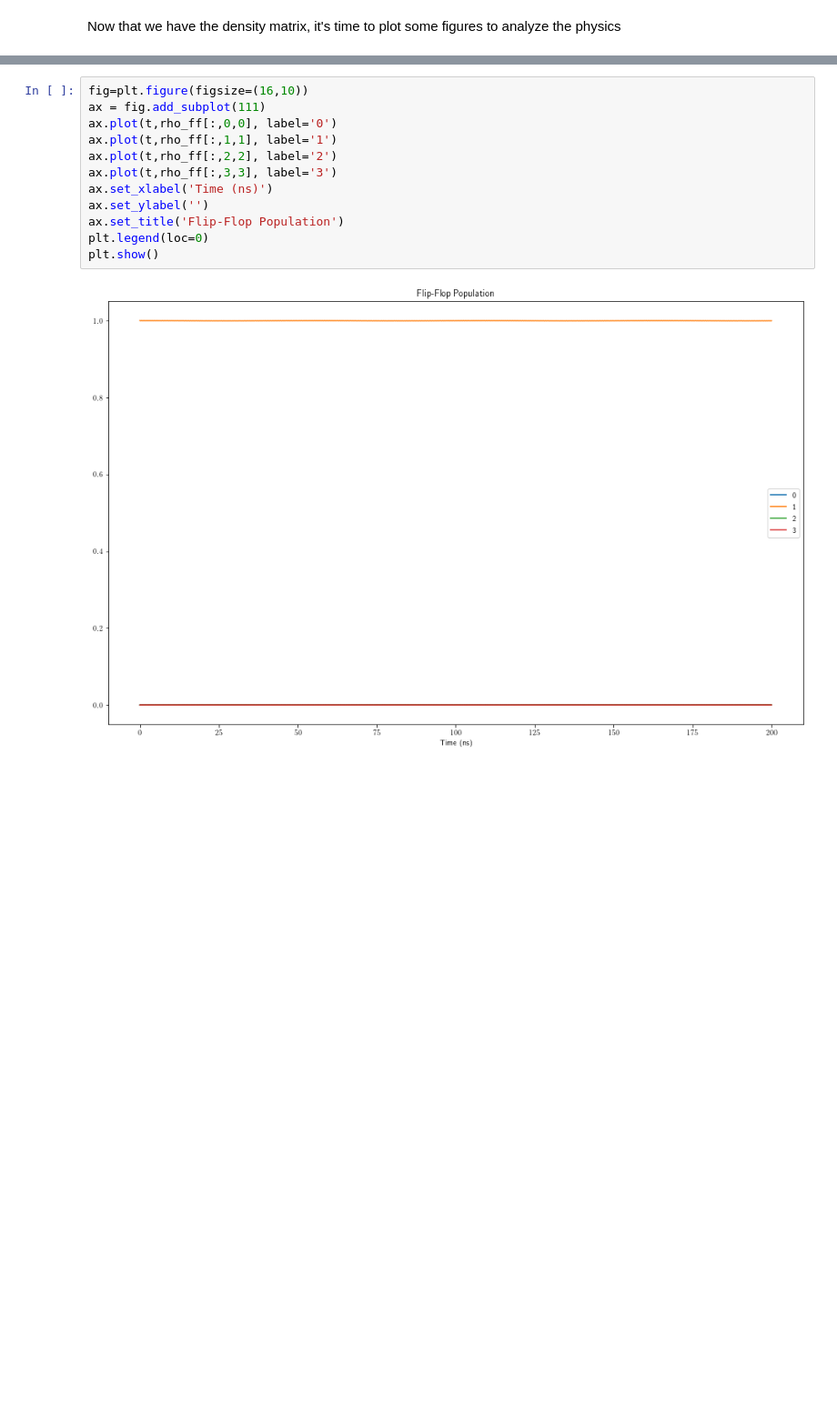
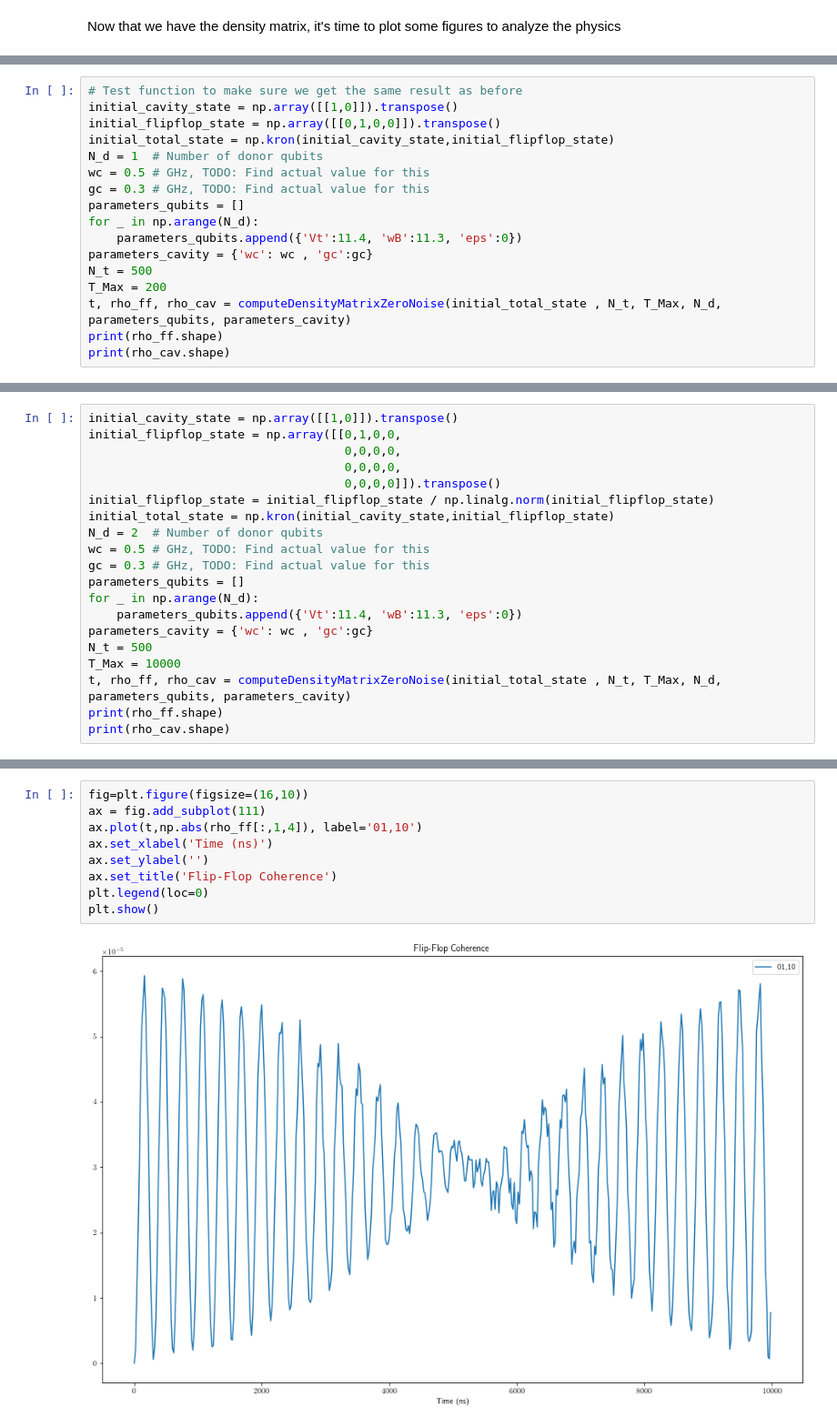
Before and after one commit to jtruong04/FlipFlopQubit_CavityCoupling, a Jupyter notebook: _notebooks/Time_Evolution.ipynb, the cells around one changed output, grey strips where cells are left out. Shown at 91% size. Saved outputs shown, nothing was run; the diff lists cells and outputs as text; blank space fills up the shorter version.

Commit message:
Computed 2q1p0n

```diff
--- a/_notebooks/Time_Evolution.ipynb
+++ b/_notebooks/Time_Evolution.ipynb
@@ -145,0 +239,17 @@ rc('text', usetex=True)
+# %%
+# Test function to make sure we get the same result as before
+initial_cavity_state = np.array([[1,0]]).transpose()
+initial_flipflop_state = np.array([[0,1,0,0]]).transpose()
+initial_total_state = np.kron(initial_cavity_state,initial_flipflop_state)
+N_d = 1  # Number of donor qubits
+wc = 0.5 # GHz, TODO: Find actual value for this
+gc = 0.3 # GHz, TODO: Find actual value for this
+parameters_qubits = []
+for _ in np.arange(N_d):
+    parameters_qubits.append({'Vt':11.4, 'wB':11.3, 'eps':0})
+parameters_cavity = {'wc': wc , 'gc':gc}
+N_t = 500
+T_Max = 200
+t, rho_ff, rho_cav = computeDensityMatrixZeroNoise(initial_total_state , N_t, T_Max, N_d, parameters_qubits, parameters_cavity)
+print(rho_ff.shape)
+print(rho_cav.shape)
@@ -145,0 +277,20 @@ rc('text', usetex=True)
+# %%
+initial_cavity_state = np.array([[1,0]]).transpose()
+initial_flipflop_state = np.array([[0,1,0,0,
+                                    0,0,0,0,
+                                    0,0,0,0,
+                                    0,0,0,0]]).transpose()
+initial_flipflop_state = initial_flipflop_state / np.linalg.norm(initial_flipflop_state)
+initial_total_state = np.kron(initial_cavity_state,initial_flipflop_state)
+N_d = 2  # Number of donor qubits
+wc = 0.5 # GHz, TODO: Find actual value for this
+gc = 0.3 # GHz, TODO: Find actual value for this
+parameters_qubits = []
+for _ in np.arange(N_d):
+    parameters_qubits.append({'Vt':11.4, 'wB':11.3, 'eps':0})
+parameters_cavity = {'wc': wc , 'gc':gc}
+N_t = 500
+T_Max = 10000
+t, rho_ff, rho_cav = computeDensityMatrixZeroNoise(initial_total_state , N_t, T_Max, N_d, parameters_qubits, parameters_cavity)
+print(rho_ff.shape)
+print(rho_cav.shape)
@@ -158,14 +338,11 @@ plt.show()
 # %%
 fig=plt.figure(figsize=(16,10))
 ax = fig.add_subplot(111)
-ax.plot(t,rho_ff[:,0,0], label='0')
-ax.plot(t,rho_ff[:,1,1], label='1')
-ax.plot(t,rho_ff[:,2,2], label='2')
-ax.plot(t,rho_ff[:,3,3], label='3')
+ax.plot(t,np.abs(rho_ff[:,1,4]), label='01,10')
 ax.set_xlabel('Time (ns)')
 ax.set_ylabel('')
-ax.set_title('Flip-Flop Population')
+ax.set_title('Flip-Flop Coherence')
 plt.legend(loc=0)
 plt.show()
 # %% [output]
-[figure, old version]
+[figure, new version]
```
Also changed, not shown: parts of 20 cells of this notebook.
